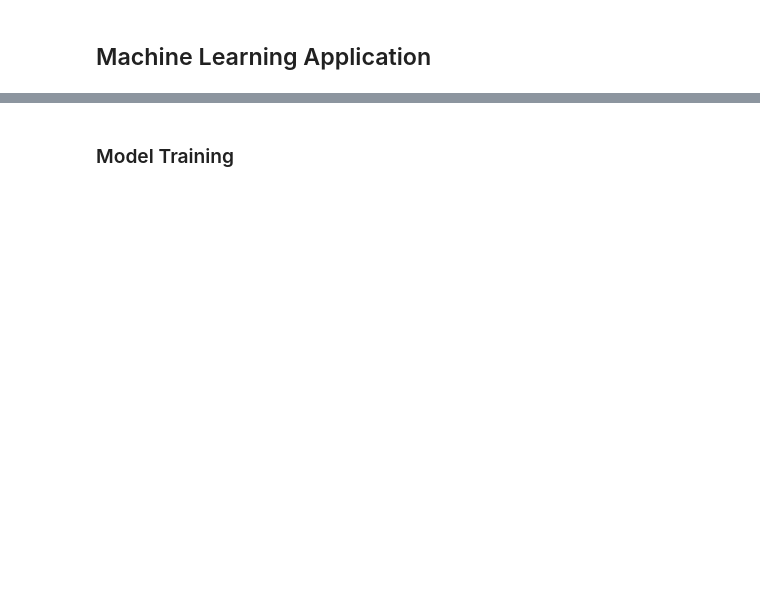
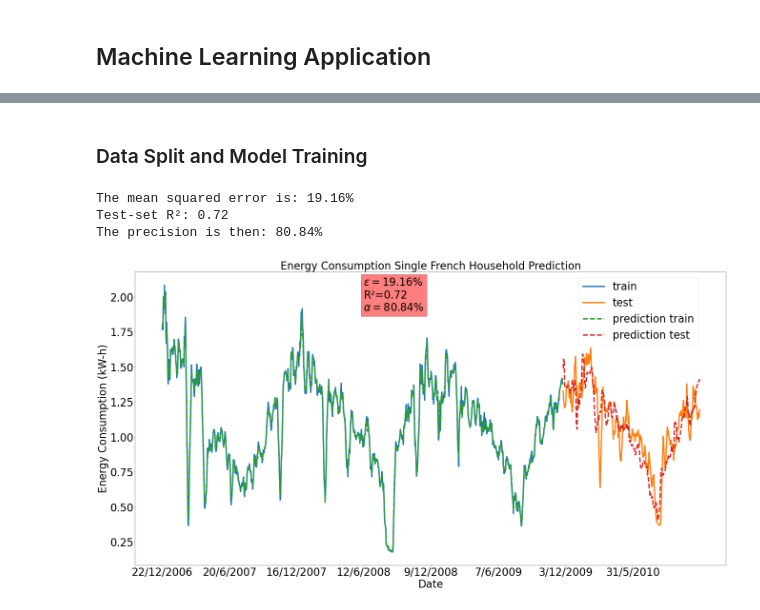
Before and after one commit to Alfredo-Vargas/ml-playground, a Jupyter notebook: household-electric-consumption/notebooks/single-household.ipynb, the cells around one changed output, grey strips where cells are left out. Drawn from its saved outputs; the diff is of its cells as text; code cells hidden in the pictures; blank space fills up the shorter version.

```diff
--- a/household-electric-consumption/notebooks/single-household.ipynb
+++ b/household-electric-consumption/notebooks/single-household.ipynb
@@ -320,4 +366,54 @@ from sklearn.metrics import mean_absolute_percentage_error
 # %% [markdown]
-### Model Training
+### Data Split and Model Training
+# %%
+def eval_on_features(features, target, regressor):
+    X_train, X_test = features[:n_train], features[n_train:]
+    y_train, y_test = target[:n_train], target[n_train:]
+    regressor.fit(X_train, y_train)
+    y_pred = regressor.predict(X_test)
+    y_pred_train = regressor.predict(X_train)
+    plt.figure(figsize=(40,20), dpi=40)
+    x_ticks = np.arange(0, len(processed_data), len(processed_data) / 8)
+    plt.xticks(x_ticks)
+    plt.xticks(fontsize=40)
+    plt.yticks(fontsize=40)
+    # Before plotting we scale back the predicted values
+    y_train_scaled_back = scaler.inverse_transform(y_train.reshape(-1,1))
+    y_test_scaled_back = scaler.inverse_transform(y_test.reshape(-1,1))
+    y_pred_scaled_back = scaler.inverse_transform(y_pred.reshape(-1,1))
+    y_pred_train_scaled_back = scaler.inverse_transform(y_pred_train.reshape(-1,1))
+    plt.plot(processed_data["Date"][0:n_train], y_train_scaled_back, label="train", linewidth=5)
+    plt.plot(processed_data["Date"][n_train:n_train + len(y_test)], y_test_scaled_back, '-', label="test", linewidth=5)
+    plt.plot(processed_data["Date"][0:n_train], y_pred_train_scaled_back, '--', label="prediction train", linewidth=5)
+    plt.plot(processed_data["Date"][n_train:n_train + len(y_test)], y_pred_scaled_back, '--', label="prediction test", linewidth=5)
+    plt.xlabel("Date", fontsize=40)
+    plt.ylabel("Energy Consumption (kW-h)", fontsize=40)
+    plt.title(f"Energy Consumption Single French Household Prediction", fontsize=40)
+    plt.legend(loc=(0.75,0.75), fontsize=40)
+    msep = "{:.2f}".format(mean_squared_error(y_test, y_pred) * 100)
+    r_score = "{:.2f}".format(regressor.score(X_test, y_test))
+    pp = "{:.2f}".format((1 - mean_squared_error(y_test, y_pred)) * 100)
+    result_str = "$\epsilon=$" + str(msep) + "%\n" + "R\u00b2=" + str(r_score) + "\n$\\alpha=$" + str(pp) + "%"
+    plt.text("12/6/2008",1.9, result_str, fontsize=40, bbox={'facecolor': 'red', 'alpha' : 0.5, 'pad' : 10})
+    print(f"The mean squared error is: {msep}%")
+    print(f"Test-set R\u00b2: {r_score}")
+    print(f"The precision is then: {pp}%")
+    plt.show()
+# %%
+# Model training
+X_day_month = np.hstack([processed_data.Day.values.reshape(-1,1),
+                         processed_data.DayOfWeek.values.reshape(-1,1),
+                         processed_data.Quarter.values.reshape(-1,1),
+                         processed_data.Month.values.reshape(-1,1),
+                         processed_data.Year.values.reshape(-1,1),
+                         processed_data.WeekOfYear.values.reshape(-1,1),
+                         processed_data.DayOfYear.values.reshape(-1,1)])
+regressor = RandomForestRegressor(n_estimators=100, random_state=0)
+eval_on_features(X_day_month, y.ravel(), regressor)
+# %% [output]
+The mean squared error is: 19.16%
+Test-set R²: 0.72
+The precision is then: 80.84%
+[figure, added]
 # %% [markdown]
 ## Conclusions
```
Also changed, not shown: parts of 9 cells of this notebook, 2 other files.
